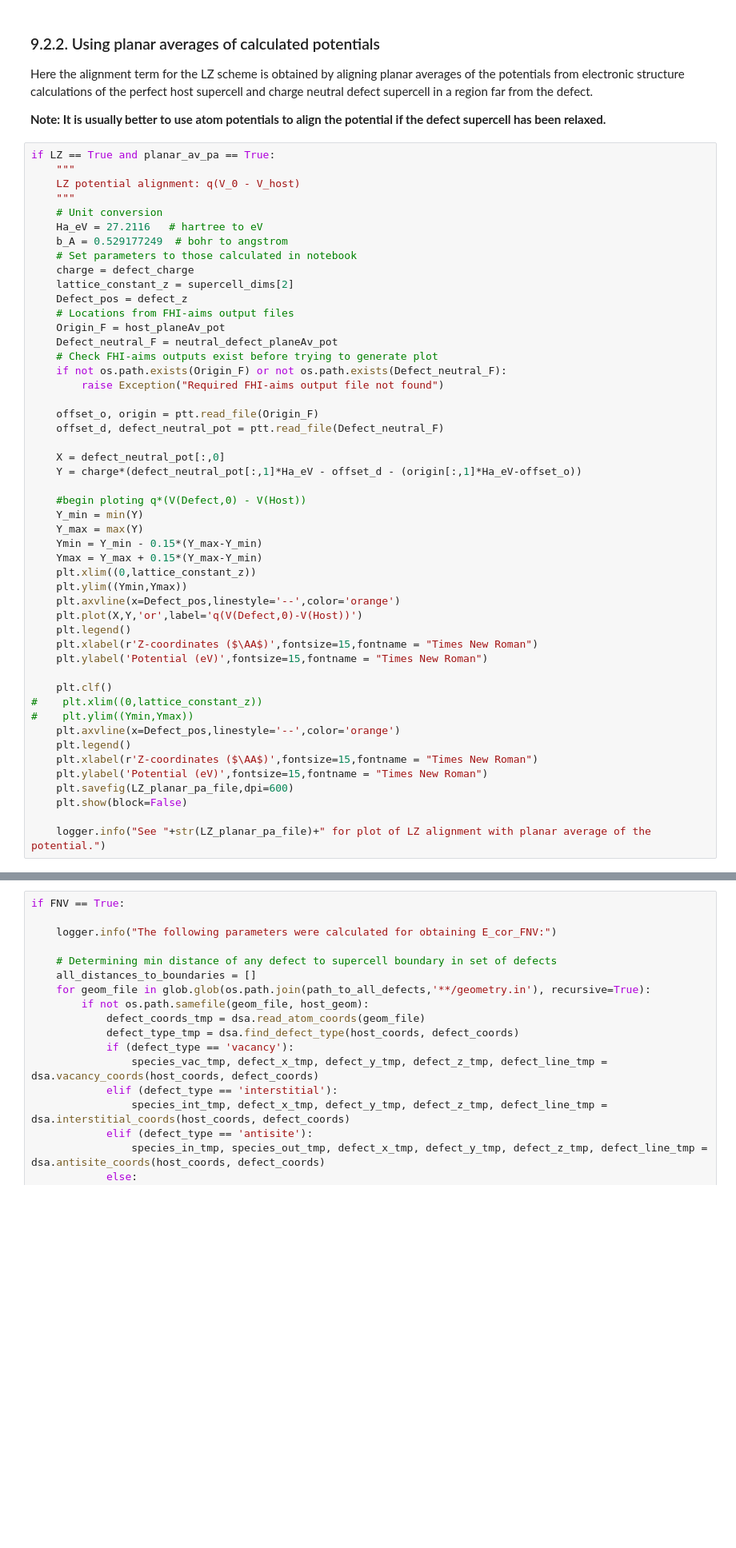
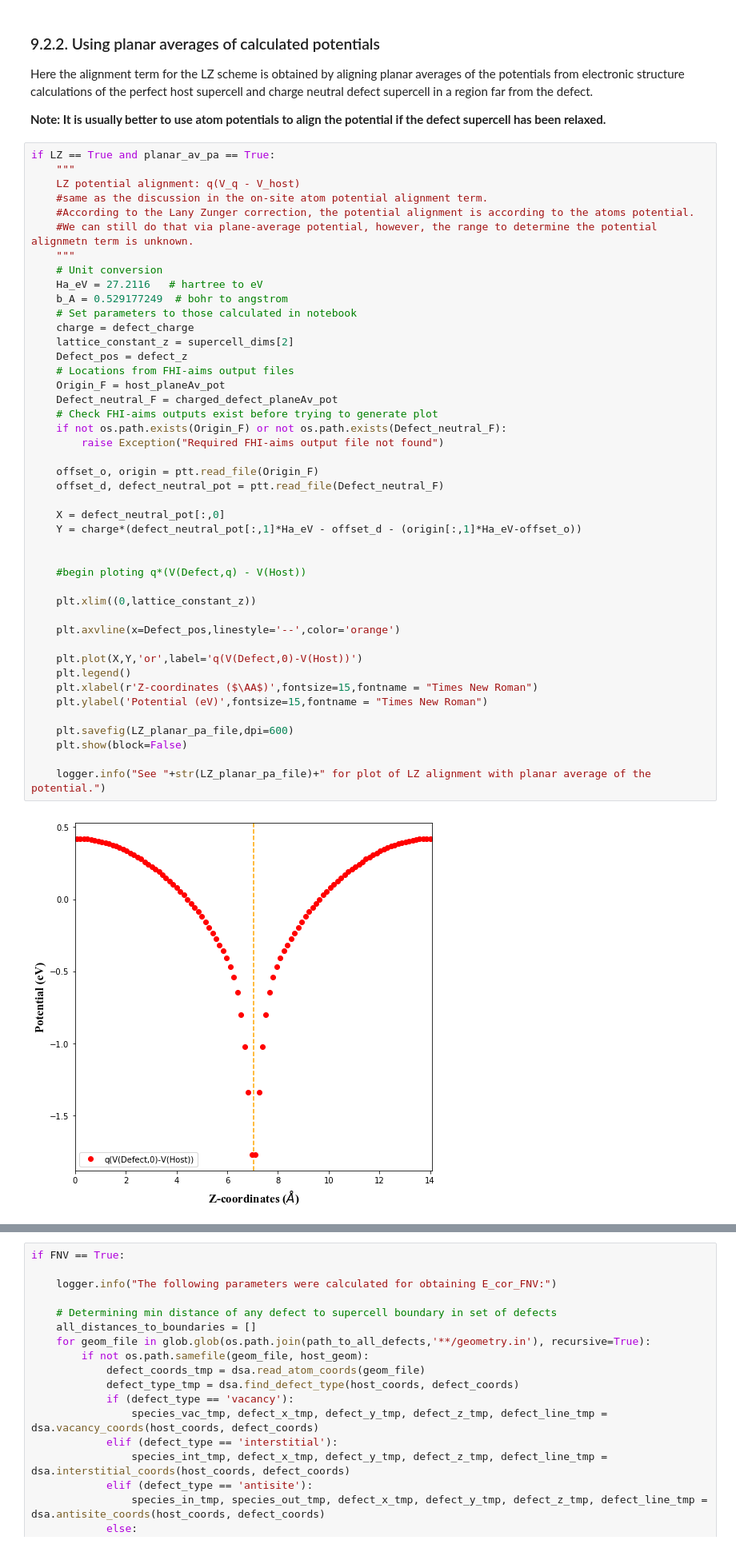
Before and after one commit to skw32/DefectCorrectionsNotebook, a Jupyter notebook: DefectCorrectionsNotebook.ipynb, the cells around one changed output, grey strips where cells are left out. Shown at 80% size. Drawn from its saved outputs; the diff is of its cells as text; blank space fills up the shorter version.

```diff
--- a/DefectCorrectionsNotebook.ipynb
+++ b/DefectCorrectionsNotebook.ipynb
@@ -392,50 +400,46 @@ Here the alignment term for the LZ scheme is obtained by aligning planar average
 # %%
 if LZ == True and planar_av_pa == True:
     """
-    LZ potential alignment: q(V_0 - V_host)
+    LZ potential alignment: q(V_q - V_host)
+    #same as the discussion in the on-site atom potential alignment term.
+    #According to the Lany Zunger correction, the potential alignment is according to the atoms potential.
+    #We can still do that via plane-average potential, however, the range to determine the potential alignmetn term is unknown.
     """
     # Unit conversion
     Ha_eV = 27.2116   # hartree to eV
     b_A = 0.529177249  # bohr to angstrom
     # Set parameters to those calculated in notebook
     charge = defect_charge
     lattice_constant_z = supercell_dims[2]
     Defect_pos = defect_z
     # Locations from FHI-aims output files
     Origin_F = host_planeAv_pot
-    Defect_neutral_F = neutral_defect_planeAv_pot
+    Defect_neutral_F = charged_defect_planeAv_pot
     # Check FHI-aims outputs exist before trying to generate plot
     if not os.path.exists(Origin_F) or not os.path.exists(Defect_neutral_F):
         raise Exception("Required FHI-aims output file not found")
 
     offset_o, origin = ptt.read_file(Origin_F)
     offset_d, defect_neutral_pot = ptt.read_file(Defect_neutral_F)
 
     X = defect_neutral_pot[:,0]
     Y = charge*(defect_neutral_pot[:,1]*Ha_eV - offset_d - (origin[:,1]*Ha_eV-offset_o))
 
-    #begin ploting q*(V(Defect,0) - V(Host))
-    Y_min = min(Y)
-    Y_max = max(Y)
-    Ymin = Y_min - 0.15*(Y_max-Y_min)
-    Ymax = Y_max + 0.15*(Y_max-Y_min)
+
+    #begin ploting q*(V(Defect,q) - V(Host))
+
     plt.xlim((0,lattice_constant_z))
-    plt.ylim((Ymin,Ymax))
+
     plt.axvline(x=Defect_pos,linestyle='--',color='orange')
+
     plt.plot(X,Y,'or',label='q(V(Defect,0)-V(Host))')
     plt.legend()
     plt.xlabel(r'Z-coordinates ($\AA$)',fontsize=15,fontname = "Times New Roman")
     plt.ylabel('Potential (eV)',fontsize=15,fontname = "Times New Roman")
 
-    plt.clf()
-#    plt.xlim((0,lattice_constant_z))
-#    plt.ylim((Ymin,Ymax))
-    plt.axvline(x=Defect_pos,linestyle='--',color='orange')
-    plt.legend()
-    plt.xlabel(r'Z-coordinates ($\AA$)',fontsize=15,fontname = "Times New Roman")
-    plt.ylabel('Potential (eV)',fontsize=15,fontname = "Times New Roman")
     plt.savefig(LZ_planar_pa_file,dpi=600)
     plt.show(block=False)
 
     logger.info("See "+str(LZ_planar_pa_file)+" for plot of LZ alignment with planar average of the potential.")
 # %% [output]
+[figure, new version]
```
Also changed, not shown: parts of 15 cells of this notebook.
